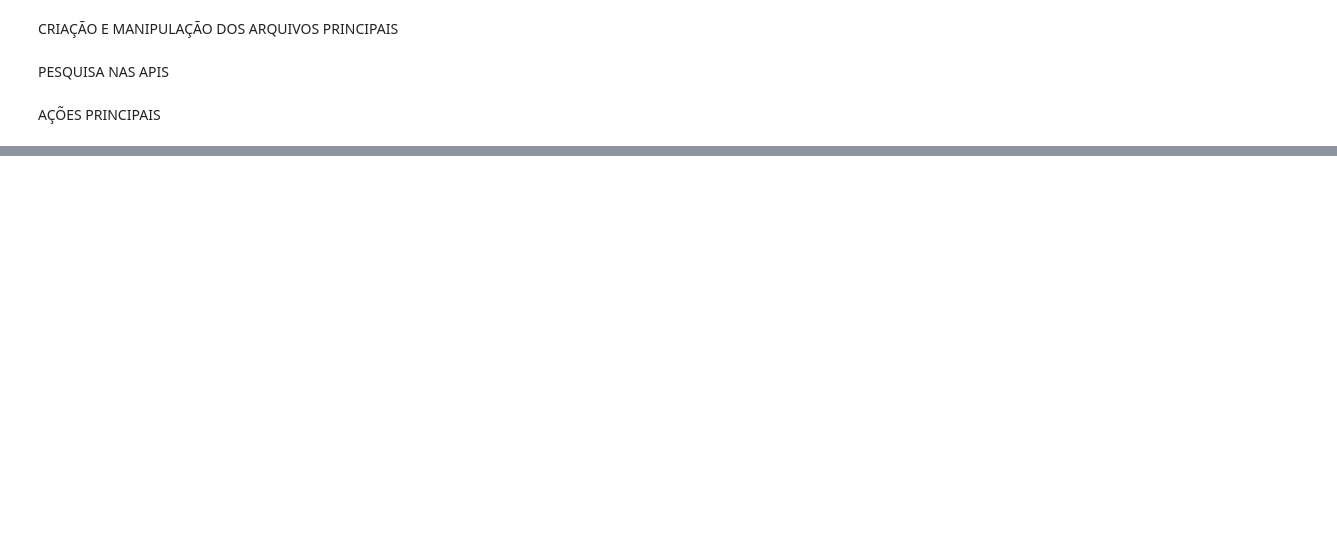
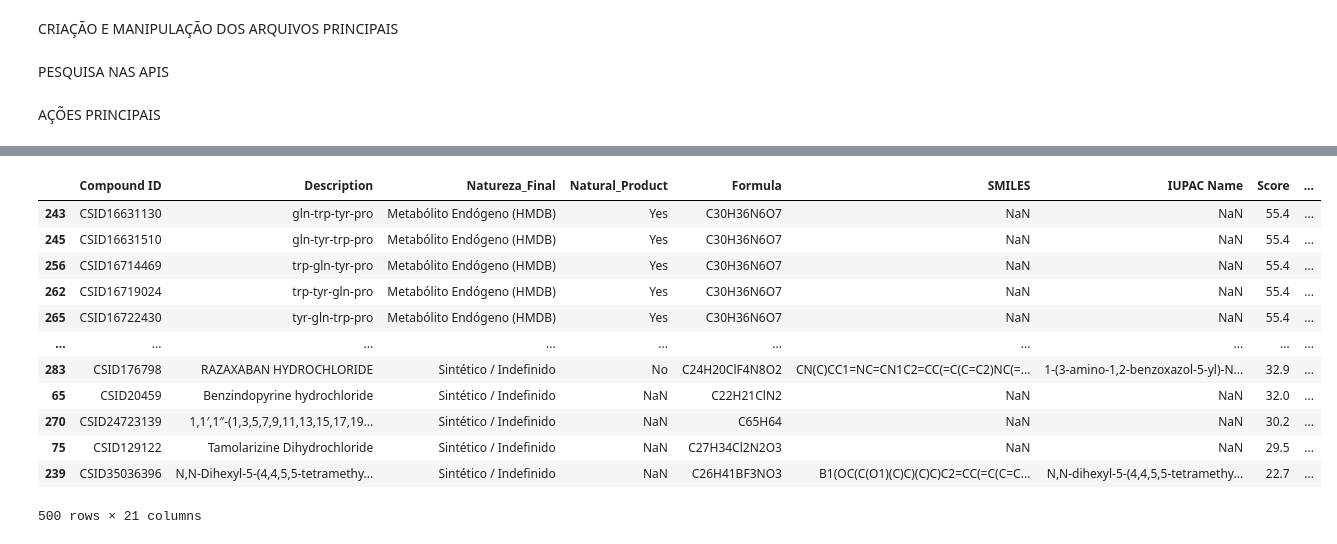
Before and after one commit to FilipeSchweitzer/ProjetoAplicado2_CDIA_UniSenai, a Jupyter notebook: ist.ipynb, the cells around one changed output, grey strips where cells are left out. Cells and saved outputs as stored; diff of their text form; code cells hidden in the pictures; blank space fills up the shorter version.

```diff
--- a/ist.ipynb
+++ b/ist.ipynb
@@ -261,0 +285,30 @@ if linhas_finais:
+# %%
+# ------------------------------------------------------------------------------------ #
+#                                 PESQUISA DE MOLÉCULA
+# ------------------------------------------------------------------------------------ #
+
+pesquisa = input("Digite o nome da molécula para pesquisa: ")
+
+def pesquisar_molecula(nome):
+    df_final = pd.read_csv('final.csv')
+
+    resultado = df_final[df_final['Description'].str.contains(nome, case=False, na=False)]
+    resultado = resultado.sort_values(by=['Fragmentation Score', 'Score', 'Isotope Similarity'], ascending=False)
+
+    return resultado
+
+pesquisar_molecula(pesquisa)
+# %% [output]
+|  | Compound ID | Description | Natureza_Final | Natural_Product | Formula | SMILES | IUPAC Name | Score | ... |
+| 243 | CSID16631130 | gln-trp-tyr-pro | Metabólito Endógeno (HMDB) | Yes | C30H36N6O7 | NaN | NaN | 55.4 | ... |
+| 245 | CSID16631510 | gln-tyr-trp-pro | Metabólito Endógeno (HMDB) | Yes | C30H36N6O7 | NaN | NaN | 55.4 | ... |
+| 256 | CSID16714469 | trp-gln-tyr-pro | Metabólito Endógeno (HMDB) | Yes | C30H36N6O7 | NaN | NaN | 55.4 | ... |
+| 262 | CSID16719024 | trp-tyr-gln-pro | Metabólito Endógeno (HMDB) | Yes | C30H36N6O7 | NaN | NaN | 55.4 | ... |
+| 265 | CSID16722430 | tyr-gln-trp-pro | Metabólito Endógeno (HMDB) | Yes | C30H36N6O7 | NaN | NaN | 55.4 | ... |
+| ... | ... | ... | ... | ... | ... | ... | ... | ... | ... |
+| 283 | CSID176798 | RAZAXABAN HYDROCHLORIDE | Sintético / Indefinido | No | C24H20ClF4N8O2 | CN(C)CC1=NC=CN1C2=CC(=C(C=C2)NC(=... | 1-(3-amino-1,2-benzoxazol-5-yl)-N... | 32.9 | ... |
+| 65 | CSID20459 | Benzindopyrine hydrochloride | Sintético / Indefinido | NaN | C22H21ClN2 | NaN | NaN | 32.0 | ... |
+| 270 | CSID24723139 | 1,1′,1″-(1,3,5,7,9,11,13,15,17,19... | Sintético / Indefinido | NaN | C65H64 | NaN | NaN | 30.2 | ... |
+| 75 | CSID129122 | Tamolarizine Dihydrochloride | Sintético / Indefinido | NaN | C27H34Cl2N2O3 | NaN | NaN | 29.5 | ... |
+| 239 | CSID35036396 | N,N-Dihexyl-5-(4,4,5,5-tetramethy... | Sintético / Indefinido | NaN | C26H41BF3NO3 | B1(OC(C(O1)(C)C)(C)C)C2=CC(=C(C=C... | N,N-dihexyl-5-(4,4,5,5-tetramethy... | 22.7 | ... |
+500 rows × 21 columns
```
Also changed, not shown: parts of 6 cells of this notebook, 3 other files.
